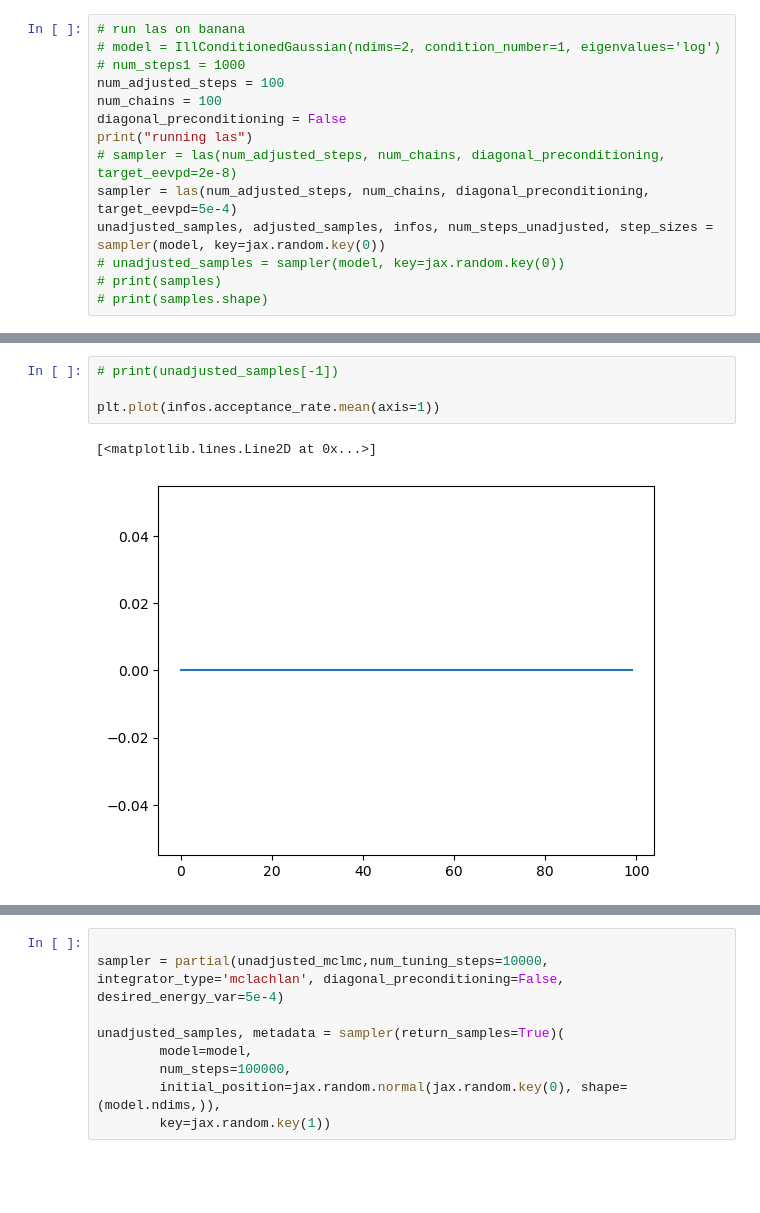
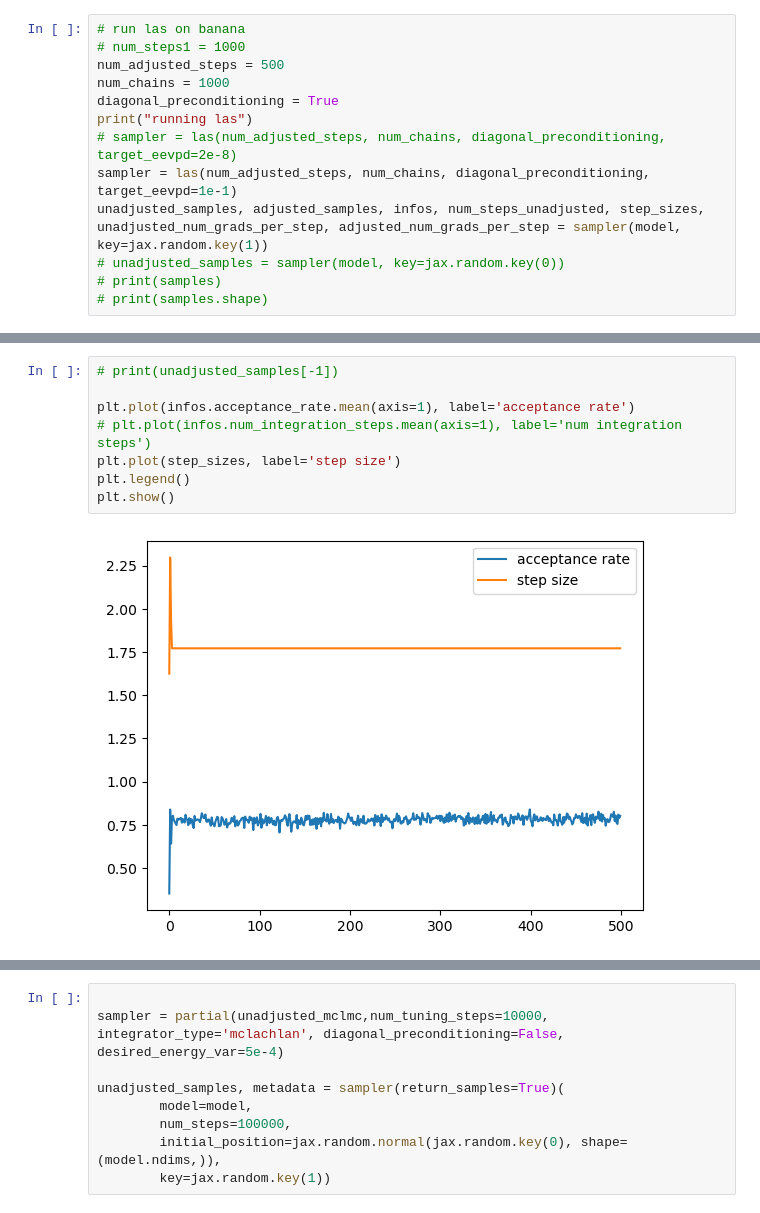
Before and after one commit to reubenharry/sampler-benchmarks, a Jupyter notebook: sampler-comparison/sampler_comparison/samplers/las.ipynb, the cells around one changed output, grey strips where cells are left out. Saved outputs shown, nothing was run; the diff lists cells and outputs as text; blank space fills up the shorter version.

```diff
--- a/sampler-comparison/sampler_comparison/samplers/las.ipynb
+++ b/sampler-comparison/sampler_comparison/samplers/las.ipynb
@@ -322,14 +238,13 @@ model = stochastic_volatility_mams_paper
 # %%
 # run las on banana
-# model = IllConditionedGaussian(ndims=2, condition_number=1, eigenvalues='log')
 # num_steps1 = 1000
-num_adjusted_steps = 100
-num_chains = 100
-diagonal_preconditioning = False
+num_adjusted_steps = 500
+num_chains = 1000
+diagonal_preconditioning = True
 print("running las")
 # sampler = las(num_adjusted_steps, num_chains, diagonal_preconditioning, target_eevpd=2e-8)
-sampler = las(num_adjusted_steps, num_chains, diagonal_preconditioning, target_eevpd=5e-4)
-unadjusted_samples, adjusted_samples, infos, num_steps_unadjusted, step_sizes = sampler(model, key=jax.random.key(0))
+sampler = las(num_adjusted_steps, num_chains, diagonal_preconditioning, target_eevpd=1e-1)
+unadjusted_samples, adjusted_samples, infos, num_steps_unadjusted, step_sizes, unadjusted_num_grads_per_step, adjusted_num_grads_per_step = sampler(model, key=jax.random.key(1))
 # unadjusted_samples = sampler(model, key=jax.random.key(0))
 # print(samples)
 # print(samples.shape)
@@ -415,8 +301,11 @@ plt.scatter(adjusted_samples[0, :, 0], adjusted_samples[0, :, 1], alpha=0.5, lab
 # %%
 # print(unadjusted_samples[-1])
 
-plt.plot(infos.acceptance_rate.mean(axis=1))
+plt.plot(infos.acceptance_rate.mean(axis=1), label='acceptance rate')
+# plt.plot(infos.num_integration_steps.mean(axis=1), label='num integration steps')
+plt.plot(step_sizes, label='step size')
+plt.legend()
+plt.show()
 # %% [output]
-[<matplotlib.lines.Line2D at 0x...>]
-[figure, old version]
+[figure, new version]
 # %%
```
Also changed, not shown: parts of 22 cells of this notebook, 16 other files.
